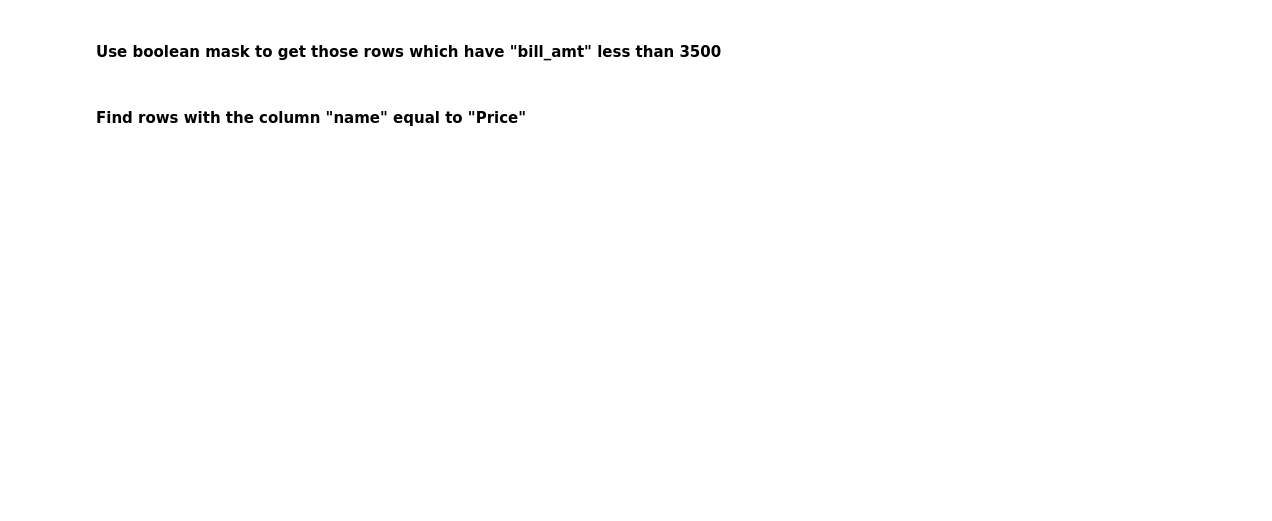
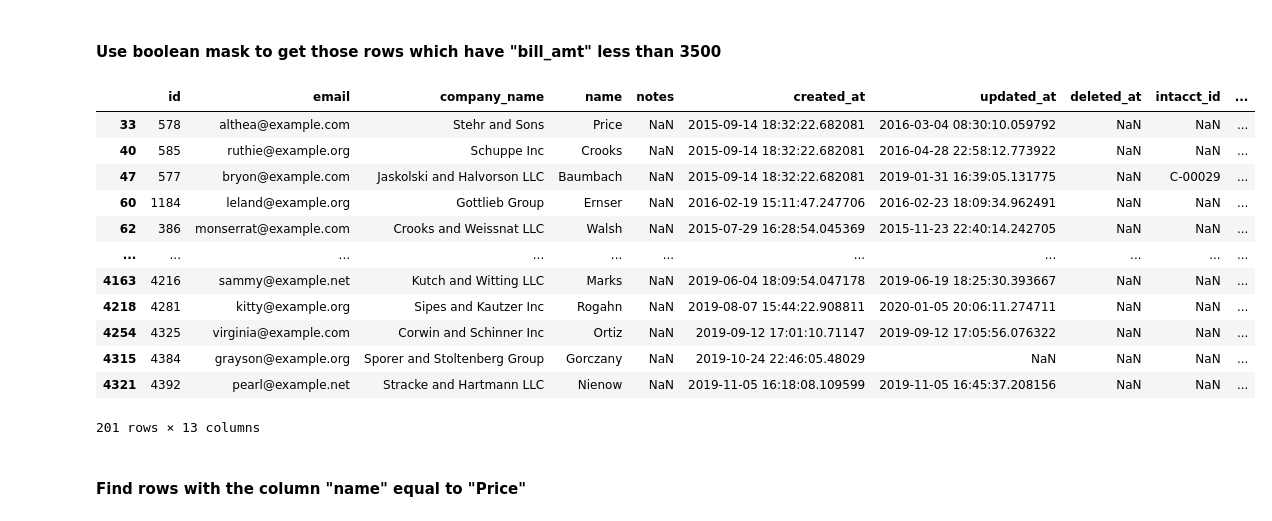
Before and after one commit to Samuel-Skinner/Pandas_Exercises, a Jupyter notebook: pandas-exercise.ipynb, the cells around one changed output. Cells and saved outputs as stored; diff of their text form; code cells hidden in the pictures; blank space fills up the shorter version.

```diff
--- a/pandas-exercise.ipynb
+++ b/pandas-exercise.ipynb
@@ -61,7 +64,7 @@ import pandas as pd
 
 sam_filepath = "C:/ddimil/lessons/Pandas/data/payers.csv"
 brooks_filepath = "C:/ddimil/DDI Lessons/data/payers.csv"
-df = pd.read_csv(sam_filepath)
+df = pd.read_csv(brooks_filepath)
 df.head()
 # %% [output]
 |  | id | email | company_name | name | notes | created_at | updated_at | deleted_at | intacct_id | ... |
@@ -320,4 +342,20 @@ df_copy.loc[[10, 15, 21, 71], ["id", "name", "source"]]
 # %% [markdown]
 #### Use boolean mask to get those rows which have "bill_amt" less than 3500
+# %%
+df_copy[df_copy.loc[:, "bill_amt"] < 3500]
+# %% [output]
+|  | id | email | company_name | name | notes | created_at | updated_at | deleted_at | intacct_id | ... |
+| 33 | 578 | althea@example.com | Stehr and Sons | Price | NaN | 2015-09-14 18:32:22.682081 | 2016-03-04 08:30:10.059792 | NaN | NaN | ... |
+| 40 | 585 | ruthie@example.org | Schuppe Inc | Crooks | NaN | 2015-09-14 18:32:22.682081 | 2016-04-28 22:58:12.773922 | NaN | NaN | ... |
+| 47 | 577 | bryon@example.com | Jaskolski and Halvorson LLC | Baumbach | NaN | 2015-09-14 18:32:22.682081 | 2019-01-31 16:39:05.131775 | NaN | C-00029 | ... |
+| 60 | 1184 | leland@example.org | Gottlieb Group | Ernser | NaN | 2016-02-19 15:11:47.247706 | 2016-02-23 18:09:34.962491 | NaN | NaN | ... |
+| 62 | 386 | monserrat@example.com | Crooks and Weissnat LLC | Walsh | NaN | 2015-07-29 16:28:54.045369 | 2015-11-23 22:40:14.242705 | NaN | NaN | ... |
+| ... | ... | ... | ... | ... | ... | ... | ... | ... | ... | ... |
+| 4163 | 4216 | sammy@example.net | Kutch and Witting LLC | Marks | NaN | 2019-06-04 18:09:54.047178 | 2019-06-19 18:25:30.393667 | NaN | NaN | ... |
+| 4218 | 4281 | kitty@example.org | Sipes and Kautzer Inc | Rogahn | NaN | 2019-08-07 15:44:22.908811 | 2020-01-05 20:06:11.274711 | NaN | NaN | ... |
+| 4254 | 4325 | virginia@example.com | Corwin and Schinner Inc | Ortiz | NaN | 2019-09-12 17:01:10.71147 | 2019-09-12 17:05:56.076322 | NaN | NaN | ... |
+| 4315 | 4384 | grayson@example.org | Sporer and Stoltenberg Group | Gorczany | NaN | 2019-10-24 22:46:05.48029 | NaN | NaN | NaN | ... |
+| 4321 | 4392 | pearl@example.net | Stracke and Hartmann LLC | Nienow | NaN | 2019-11-05 16:18:08.109599 | 2019-11-05 16:45:37.208156 | NaN | NaN | ... |
+201 rows × 13 columns
 # %% [markdown]
 #### Find rows with the column "name" equal to "Price"
```
Also changed, not shown: parts of 6 cells of this notebook.
